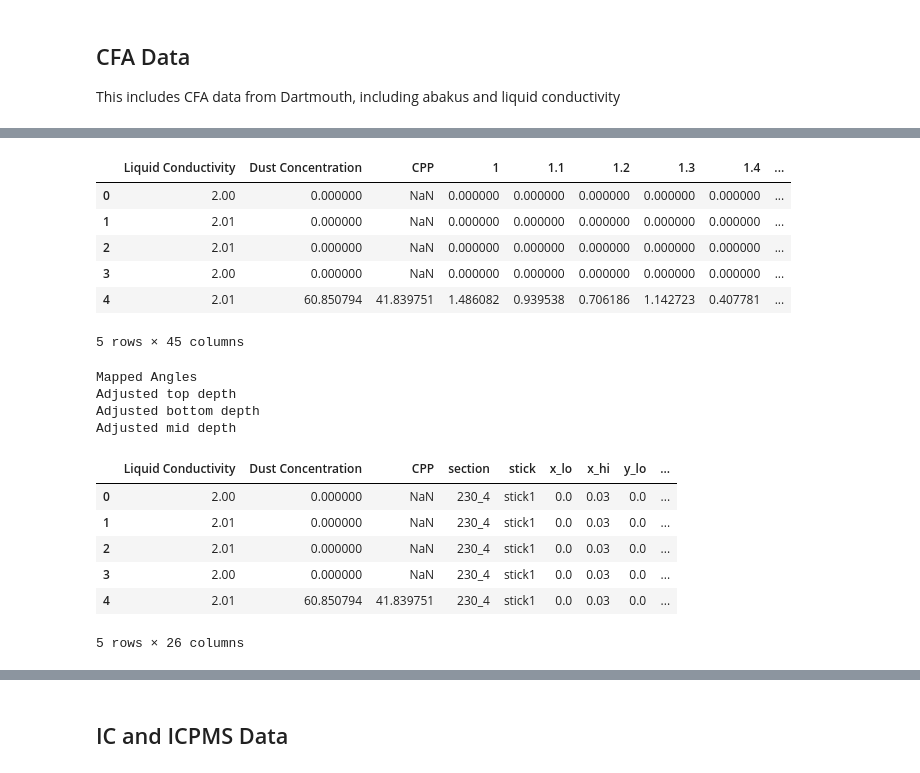
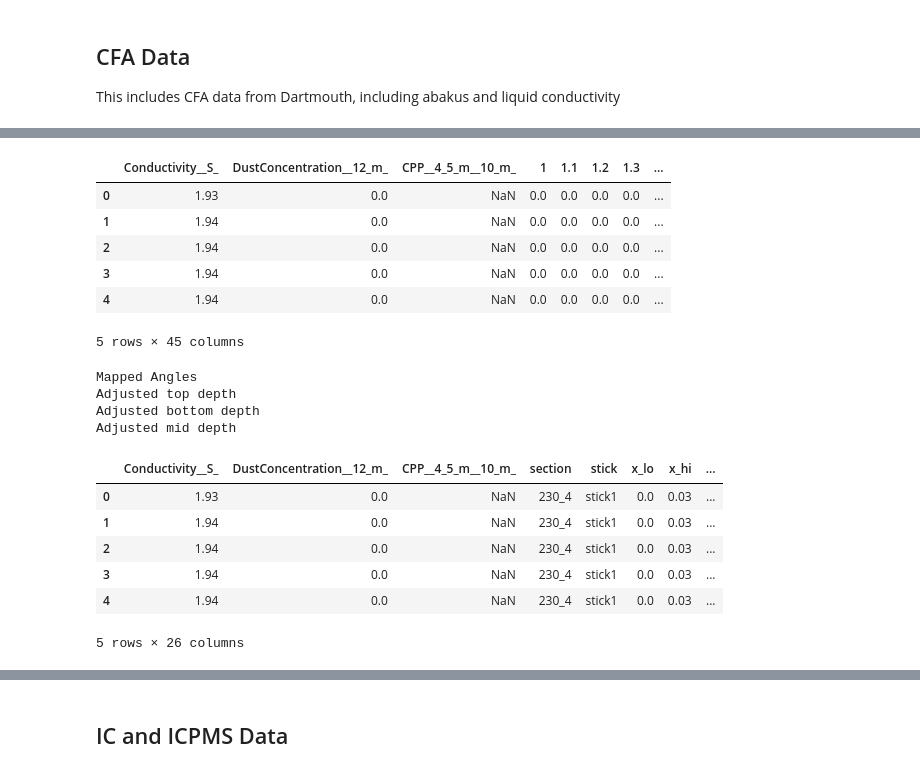
Before and after one commit to liamkirkpatrick/alhic1901_deeplayering, a Jupyter notebook: scripts/sample_proccessing/process_samples.ipynb, the cells around one changed output, grey strips where cells are left out. Cells and saved outputs as stored; diff of their text form; code cells hidden in the pictures.

```diff
--- a/scripts/sample_proccessing/process_samples.ipynb
+++ b/scripts/sample_proccessing/process_samples.ipynb
@@ -408,10 +408,13 @@ This includes CFA data from Dartmouth, including abakus and liquid conductivity
 cfa_data_1 = pd.read_csv(path_to_data + 'sampling/cfa/cfa_data_stick1.csv')
 cfa_data_1['section'] = '230_4'
 cfa_data_1['stick'] = 'stick1'
+cfa_data_1['depth']= cfa_data_1['Depth_cm_']/100
 
 cfa_data_2 = pd.read_csv(path_to_data + 'sampling/cfa/cfa_data_stick2.csv')
 cfa_data_2['section'] = '230_4'
 cfa_data_2['stick'] = 'stick2'
+cfa_data_2['depth']= cfa_data_2['Depth_cm_']/100
+
 
 # merge the two dataframes
 cfa_data = pd.concat([cfa_data_1, cfa_data_2], ignore_index=True)
@@ -443,22 +456,22 @@ cfa_data['y_lo'] = cfa_data['y_lo'] / 1000
 cfa_data['y_hi'] = cfa_data['y_hi'] / 1000
 # %%
 # now we have to sort out depth values
-cfa_data['top_depth'] = cfa_data['section_top_depth']+cfa_data['offset']/1000+cfa_data['Depth (cm)']
+cfa_data['top_depth'] = cfa_data['section_top_depth']+cfa_data['offset']/1000+cfa_data['depth']
 cfa_data['bottom_depth'] = cfa_data['top_depth']
 cfa_data['mid_depth'] = cfa_data['top_depth']
 
 # drop things we don't care about
-to_exclude = ['FlowThrough (mL)','Depth (cm)','FlowRate (mL/min)','section_top_depth','offset']
+to_exclude = ['FlowThrough_mL_','depth','Depth_cm_','FlowRate_mL_min_','section_top_depth','offset']
 cfa_data = cfa_data.drop(columns=to_exclude)
 
 cfa_data.head()
 # %% [output]
-|  | Liquid Conductivity | Dust Concentration | CPP | 1 | 1.1 | 1.2 | 1.3 | 1.4 | ... |
-| 0 | 2.00 | 0.000000 | NaN | 0.000000 | 0.000000 | 0.000000 | 0.000000 | 0.000000 | ... |
-| 1 | 2.01 | 0.000000 | NaN | 0.000000 | 0.000000 | 0.000000 | 0.000000 | 0.000000 | ... |
-| 2 | 2.01 | 0.000000 | NaN | 0.000000 | 0.000000 | 0.000000 | 0.000000 | 0.000000 | ... |
-| 3 | 2.00 | 0.000000 | NaN | 0.000000 | 0.000000 | 0.000000 | 0.000000 | 0.000000 | ... |
-| 4 | 2.01 | 60.850794 | 41.839751 | 1.486082 | 0.939538 | 0.706186 | 1.142723 | 0.407781 | ... |
+|  | Conductivity__S_ | DustConcentration__12_m_ | CPP__4_5_m__10_m_ | 1 | 1.1 | 1.2 | 1.3 | ... |
+| 0 | 1.93 | 0.0 | NaN | 0.0 | 0.0 | 0.0 | 0.0 | ... |
+| 1 | 1.94 | 0.0 | NaN | 0.0 | 0.0 | 0.0 | 0.0 | ... |
+| 2 | 1.94 | 0.0 | NaN | 0.0 | 0.0 | 0.0 | 0.0 | ... |
+| 3 | 1.94 | 0.0 | NaN | 0.0 | 0.0 | 0.0 | 0.0 | ... |
+| 4 | 1.94 | 0.0 | NaN | 0.0 | 0.0 | 0.0 | 0.0 | ... |
 5 rows × 45 columns
 # %%
 # Calculate some additional columns
@@ -467,7 +480,7 @@ cfa_data.head()
 cfa_proccessed = cfa_data.copy()
 
 # get the columns that are not in to_exclude
-to_exclude = ['Liquid Conductivity','Dust Concentration','CPP','section','stick','top_depth','bottom_depth','mid_depth','effective_center_x','effective_center_y','x_lo','x_hi','y_lo','y_hi','default_color']
+to_exclude = ['Conductivity__S_','DustConcentration__12_m_','CPP__4_5_m__10_m_','section','stick','top_depth','bottom_depth','mid_depth','effective_center_x','effective_center_y','x_lo','x_hi','y_lo','y_hi','default_color']
 volumes = cfa_data.columns[~cfa_data.columns.isin(to_exclude)].values.tolist()
 volume_values = cfa_data.columns[~cfa_data.columns.isin(to_exclude)].astype(float)
 
@@ -494,12 +507,12 @@ Mapped Angles
 Adjusted top depth
 Adjusted bottom depth
 Adjusted mid depth
-|  | Liquid Conductivity | Dust Concentration | CPP | section | stick | x_lo | x_hi | y_lo | ... |
-| 0 | 2.00 | 0.000000 | NaN | 230_4 | stick1 | 0.0 | 0.03 | 0.0 | ... |
-| 1 | 2.01 | 0.000000 | NaN | 230_4 | stick1 | 0.0 | 0.03 | 0.0 | ... |
-| 2 | 2.01 | 0.000000 | NaN | 230_4 | stick1 | 0.0 | 0.03 | 0.0 | ... |
-| 3 | 2.00 | 0.000000 | NaN | 230_4 | stick1 | 0.0 | 0.03 | 0.0 | ... |
-| 4 | 2.01 | 60.850794 | 41.839751 | 230_4 | stick1 | 0.0 | 0.03 | 0.0 | ... |
+|  | Conductivity__S_ | DustConcentration__12_m_ | CPP__4_5_m__10_m_ | section | stick | x_lo | x_hi | ... |
+| 0 | 1.93 | 0.0 | NaN | 230_4 | stick1 | 0.0 | 0.03 | ... |
+| 1 | 1.94 | 0.0 | NaN | 230_4 | stick1 | 0.0 | 0.03 | ... |
+| 2 | 1.94 | 0.0 | NaN | 230_4 | stick1 | 0.0 | 0.03 | ... |
+| 3 | 1.94 | 0.0 | NaN | 230_4 | stick1 | 0.0 | 0.03 | ... |
+| 4 | 1.94 | 0.0 | NaN | 230_4 | stick1 | 0.0 | 0.03 | ... |
 5 rows × 26 columns
 # %%
 # preform dip adjustment
```
Also changed, not shown: parts of 17 cells of this notebook, 8 other files.
